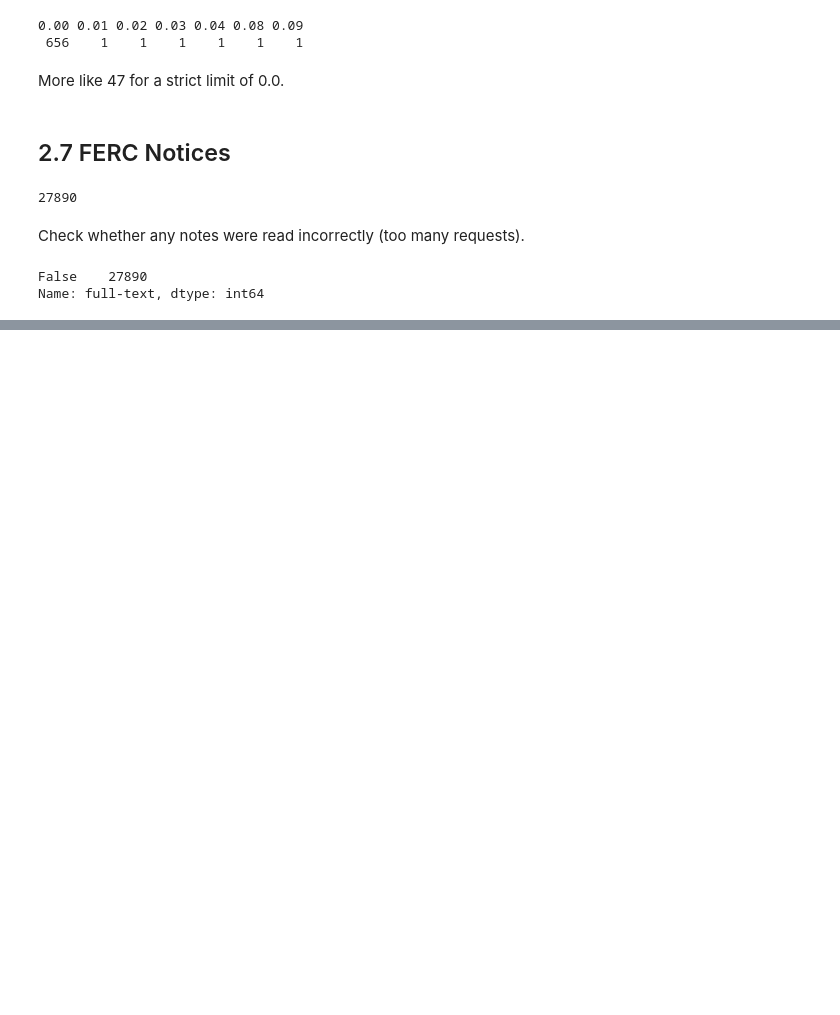
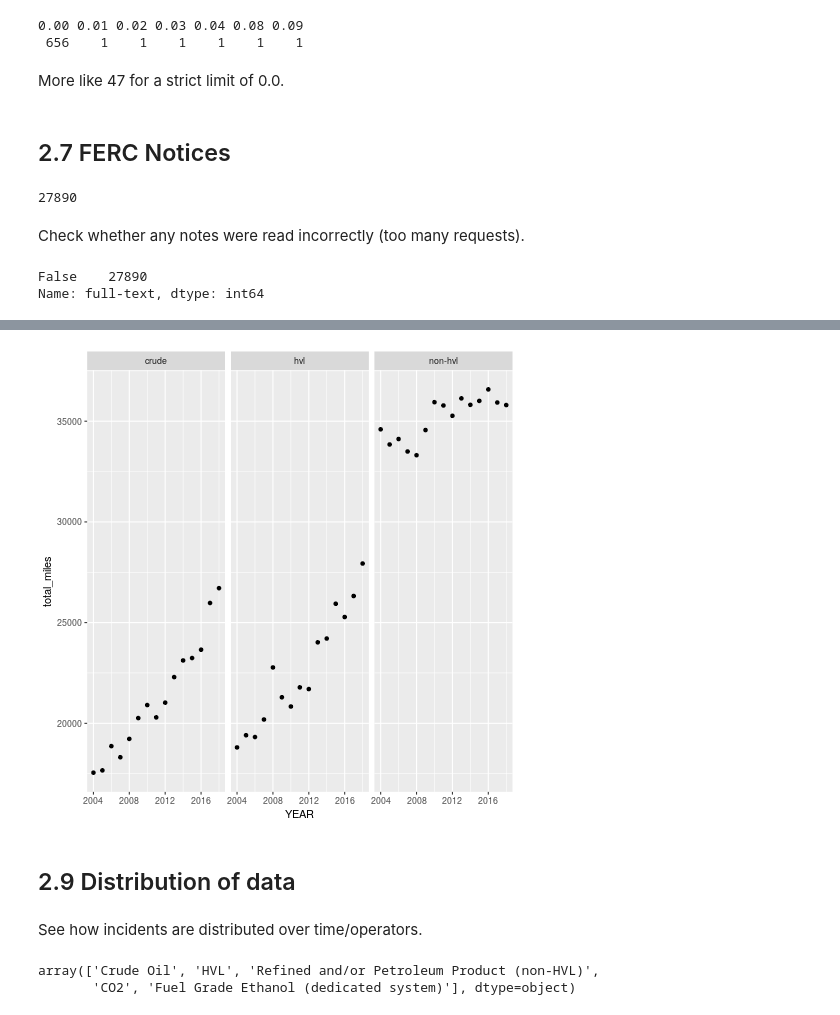
Before and after one commit to julianbarg/oil_industry, a Jupyter notebook: workbooks/2py_data_exploration.ipynb, the cells around one changed output, grey strips where cells are left out. Drawn from its saved outputs; the diff is of its cells as text; code cells hidden in the pictures; blank space fills up the shorter version.

```diff
--- a/workbooks/2py_data_exploration.ipynb
+++ b/workbooks/2py_data_exploration.ipynb
@@ -511,0 +577,21 @@ Name: full-text, dtype: int64
+# %%
+%%R -i pipelines_total
+pipelines_total %>%
+    filter(COMMODITY %in% c('hvl', 'crude', 'non-hvl')) %>%
+    filter(!is.na(MILES)) %>%
+    group_by(YEAR, COMMODITY) %>%
+    summarize(total_miles = sum(MILES)) %>%
+    ggplot(aes(x=YEAR, y=total_miles)) +
+        geom_point() +
+        facet_wrap(.~COMMODITY)
+# %% [output]
+[figure, added]
+# %% [markdown]
+## 2.9 Distribution of data
+# %% [markdown]
+See how incidents are distributed over time/operators.
+# %%
+pipelines['PARTA5COMMODITY'].unique()
+# %% [output]
+array(['Crude Oil', 'HVL', 'Refined and/or Petroleum Product (non-HVL)',
+       'CO2', 'Fuel Grade Ethanol (dedicated system)'], dtype=object)
```
Also changed, not shown: parts of 32 cells of this notebook.
